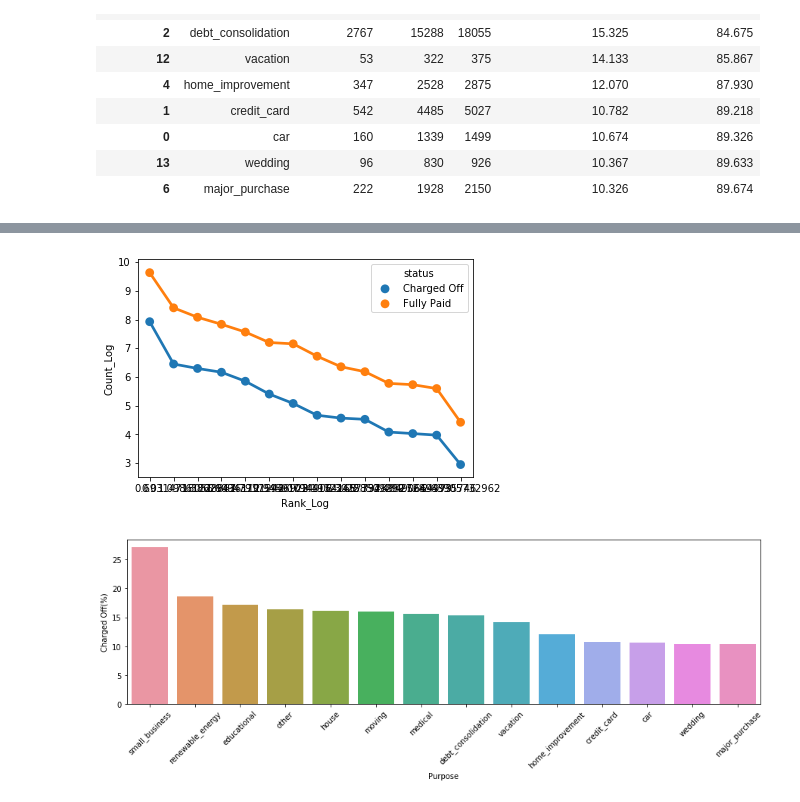
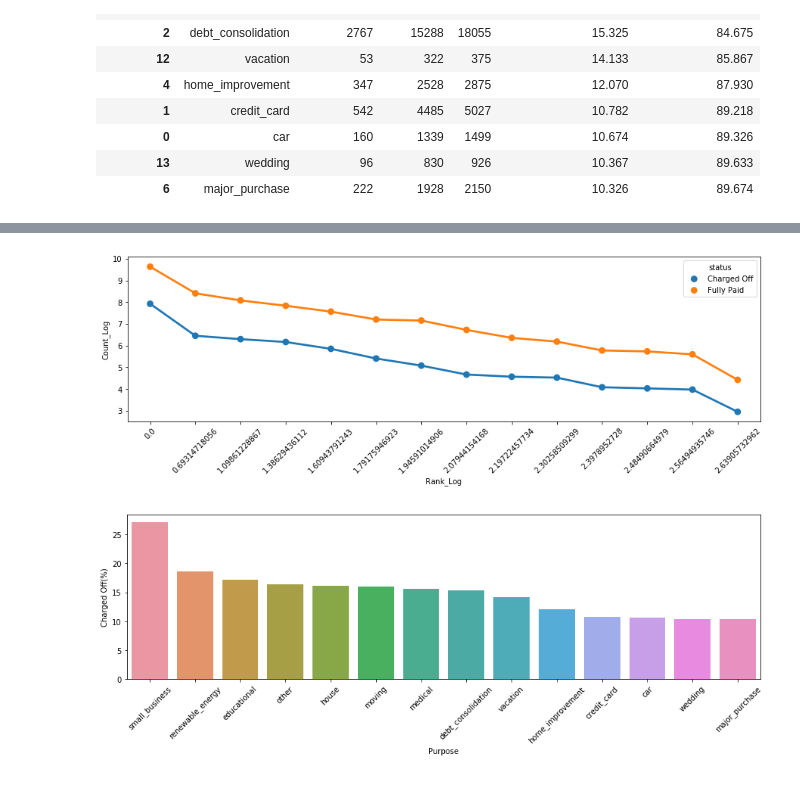
Before and after one commit to rahul-91/gramener-case-study, a Jupyter notebook: Achyut-Master.ipynb, the cells around one changed output, grey strips where cells are left out. Drawn from its saved outputs; the diff is of its cells as text; code cells hidden in the pictures.

```diff
--- a/Achyut-Master.ipynb
+++ b/Achyut-Master.ipynb
@@ -389,8 +394,8 @@ purpose_analysis
 | 13 | wedding | 96 | 830 | 926 | 10.367 | 89.633 |
 | 6 | major_purchase | 222 | 1928 | 2150 | 10.326 | 89.674 |
 # %%
-df = power_law_df(purpose_analysis, 'purpose')
-df.sort_values(by='Rank_Log')
+df_pr = power_law_df(purpose_analysis, 'purpose')
+df_pr.sort_values(by='Rank_Log').head()
 # %% [output]
 |  | Rank_Log | Count_Log | purpose | status |
 | 21 | 0.000 | 9.635 | debt_consolidation | Fully Paid |
@@ -412,8 +406,11 @@ df.sort_values(by='Rank_Log')
 # %%
-sns.pointplot(x="Rank_Log", y="Count_Log", hue="status", data=df.loc[:,['Rank_Log', 'Count_Log', 'status']])
+plt.figure(figsize=(15,4))
+sns.pointplot(x="Rank_Log", y="Count_Log", hue="status", data=df_pr.loc[:,['Rank_Log', 'Count_Log', 'status']])
+locs, labels = plt.xticks()
+plt.setp(labels, rotation=45)
 plt.show()
 # %% [output]
-[figure, old version]
+[figure, new version]
 # %%
 plt.figure(figsize=(15,4))
 g = sns.barplot(x="purpose", y="Charged_Off_Percent", data=purpose_analysis)\
```
Also changed, not shown: parts of 31 cells of this notebook.
